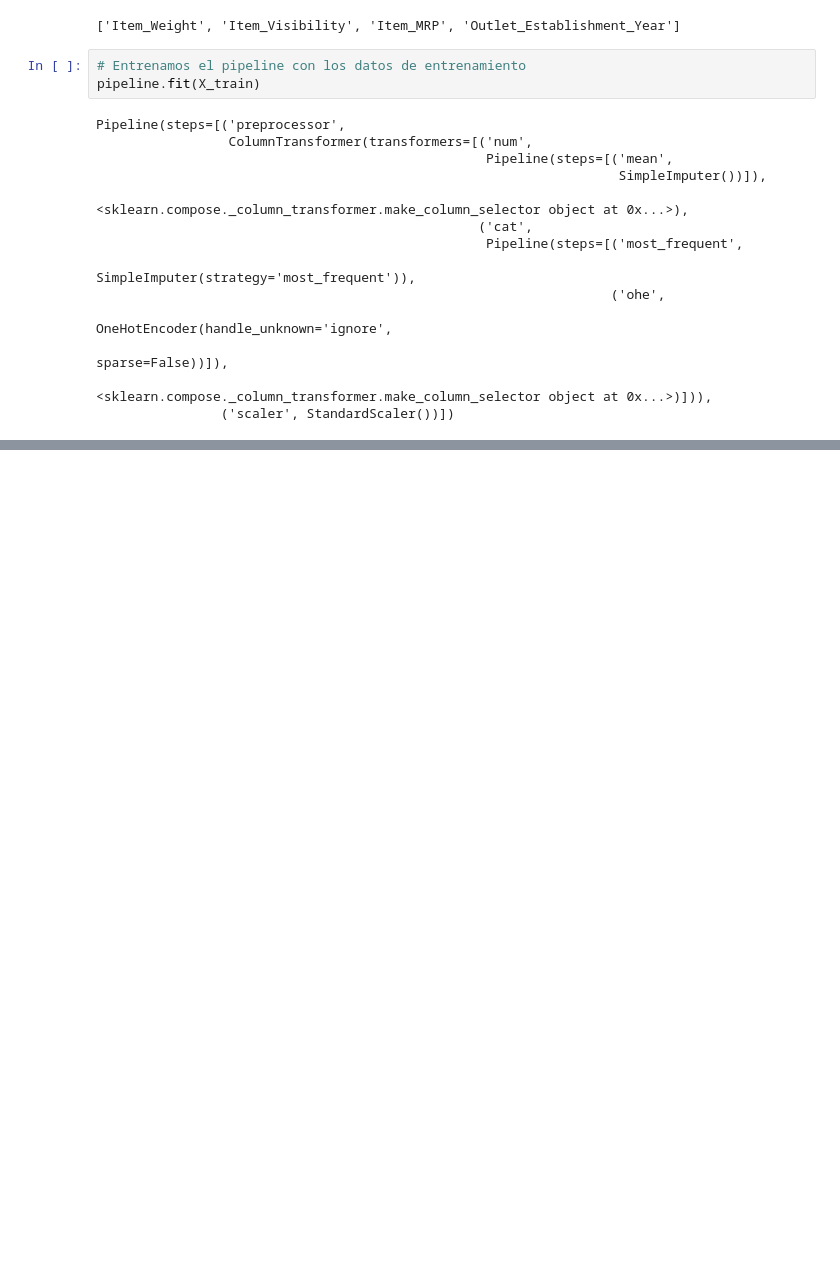
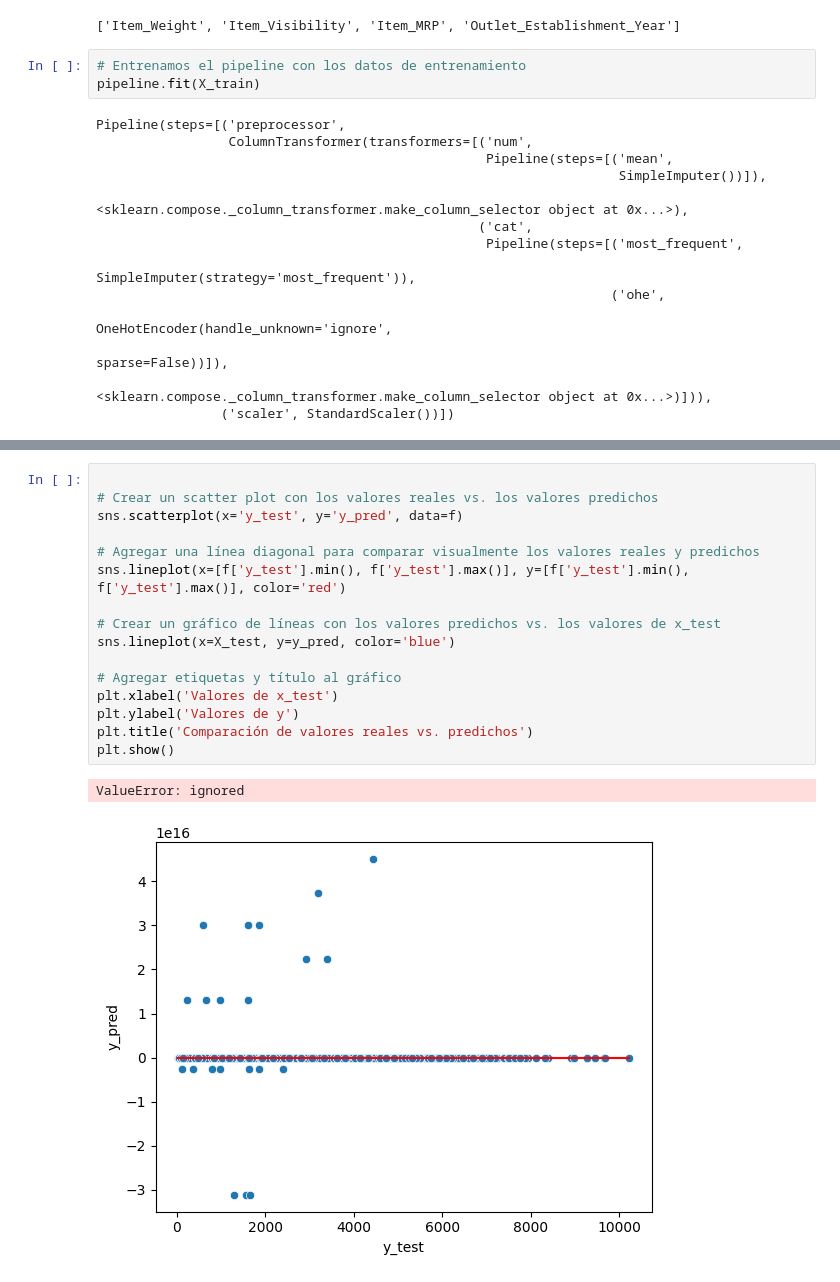
Before and after one commit to cheloberrios/Proydatadojo, a Jupyter notebook: Prediccion_de_ventas_pipeline_.ipynb, the cells around one changed output, grey strips where cells are left out. Saved outputs shown, nothing was run; the diff lists cells and outputs as text; blank space fills up the shorter version.

```diff
--- a/Prediccion_de_ventas_pipeline_.ipynb
+++ b/Prediccion_de_ventas_pipeline_.ipynb
@@ -330,0 +392,19 @@ Pipeline(steps=[('preprocessor',
+# %%
+
+# Crear un scatter plot con los valores reales vs. los valores predichos
+sns.scatterplot(x='y_test', y='y_pred', data=f)
+
+# Agregar una línea diagonal para comparar visualmente los valores reales y predichos
+sns.lineplot(x=[f['y_test'].min(), f['y_test'].max()], y=[f['y_test'].min(), f['y_test'].max()], color='red')
+
+# Crear un gráfico de líneas con los valores predichos vs. los valores de x_test
+sns.lineplot(x=X_test, y=y_pred, color='blue')
+
+# Agregar etiquetas y título al gráfico
+plt.xlabel('Valores de x_test')
+plt.ylabel('Valores de y')
+plt.title('Comparación de valores reales vs. predichos')
+plt.show()
+# %% [output]
+ValueError: ignored
+[figure, added]
```
Also changed, not shown: parts of 18 cells of this notebook.
